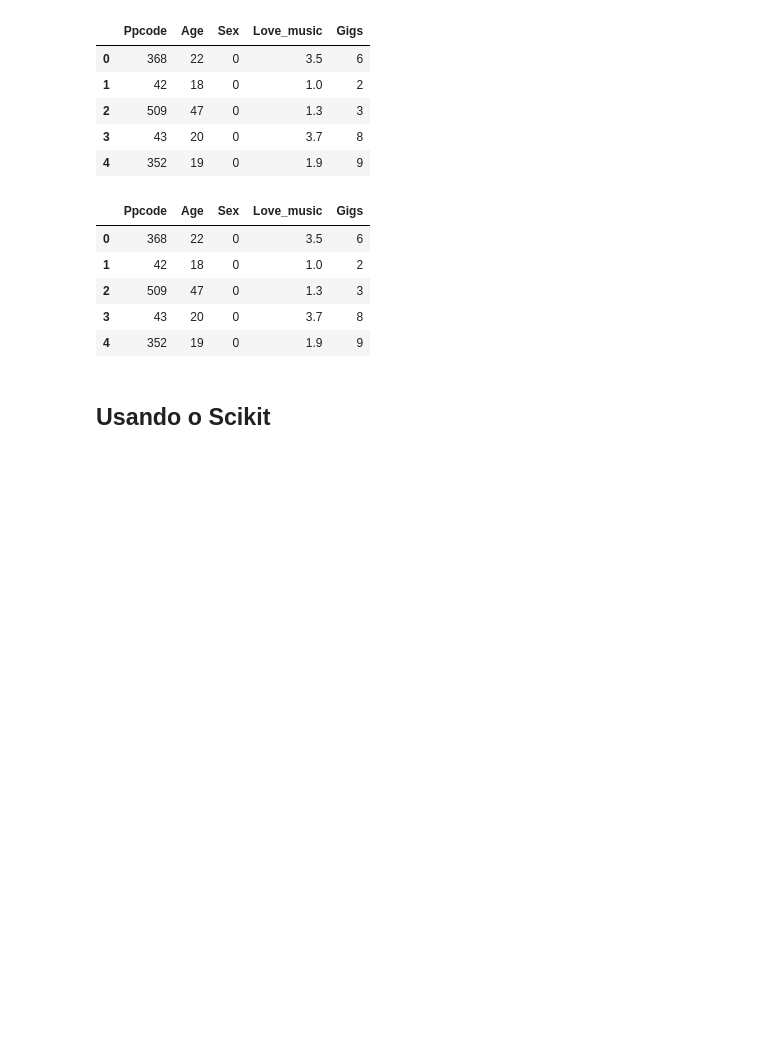
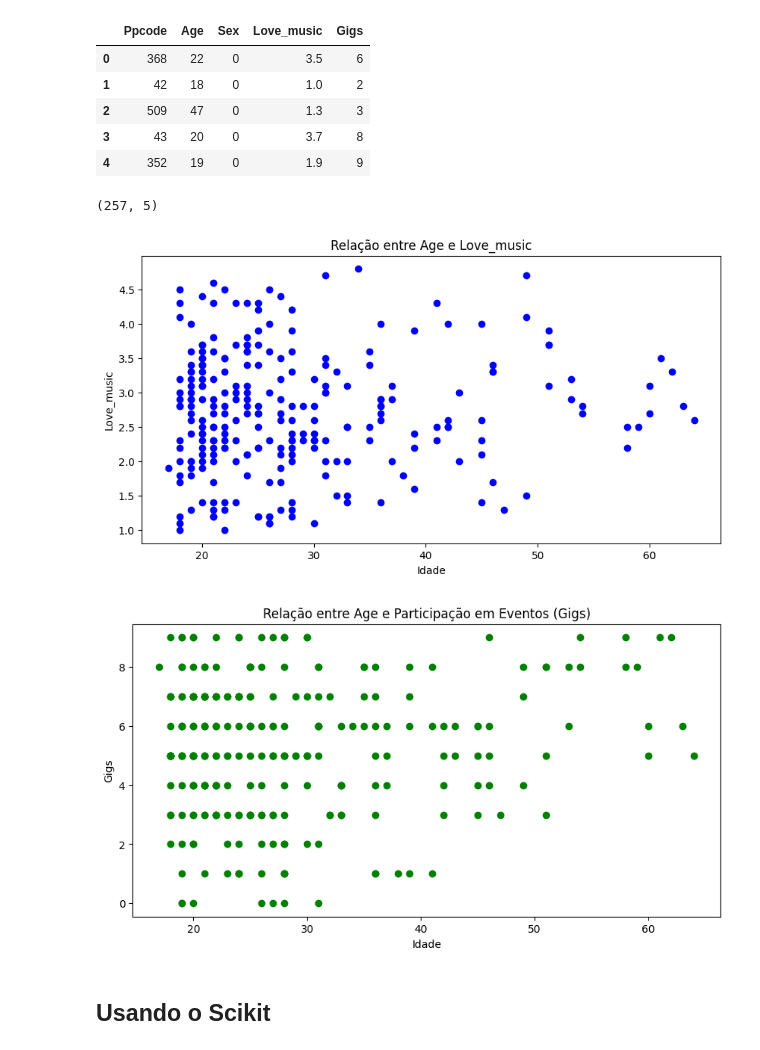
Before and after one commit to FelipeMMMendes/TrabalhoOCD, a Jupyter notebook: scripts/PythonCode.ipynb, the cells around one changed output. Drawn from its saved outputs; the diff is of its cells as text; code cells hidden in the pictures; blank space fills up the shorter version.

```diff
--- a/scripts/PythonCode.ipynb
+++ b/scripts/PythonCode.ipynb
@@ -19,16 +150,32 @@ df.head()
 # %%
-df.head()
+df.shape
 # %% [output]
-|  | Ppcode | Age | Sex | Love_music | Gigs |
-| 0 | 368 | 22 | 0 | 3.5 | 6 |
-| 1 | 42 | 18 | 0 | 1.0 | 2 |
-| 2 | 509 | 47 | 0 | 1.3 | 3 |
-| 3 | 43 | 20 | 0 | 3.7 | 8 |
-| 4 | 352 | 19 | 0 | 1.9 | 9 |
+(257, 5)
 # %%
 #separando as variaveis explicativas e as alvo
 y = df['Gigs']
 x = df[['Age','Sex','Love_music']]
+# %%
+import matplotlib.pyplot as plt
+
+# Gráfico relacionando Age com Love_music
+plt.figure(figsize=(10, 5))
+plt.scatter(df['Age'], df['Love_music'], color='blue')
+plt.title('Relação entre Age e Love_music')
+plt.xlabel('Idade')
+plt.ylabel('Love_music')
+plt.show()
+
+# Gráfico relacionando Age com Gigs
+plt.figure(figsize=(10, 5))
+plt.scatter(df['Age'], df['Gigs'], color='green')
+plt.title('Relação entre Age e Participação em Eventos (Gigs)')
+plt.xlabel('Idade')
+plt.ylabel('Gigs')
+plt.show()
+# %% [output]
+[figure, added]
+[figure, added]
 # %% [markdown]
 ## Usando o Scikit
 # %%
```
Also changed, not shown: parts of 37 cells of this notebook, 2 other files.
